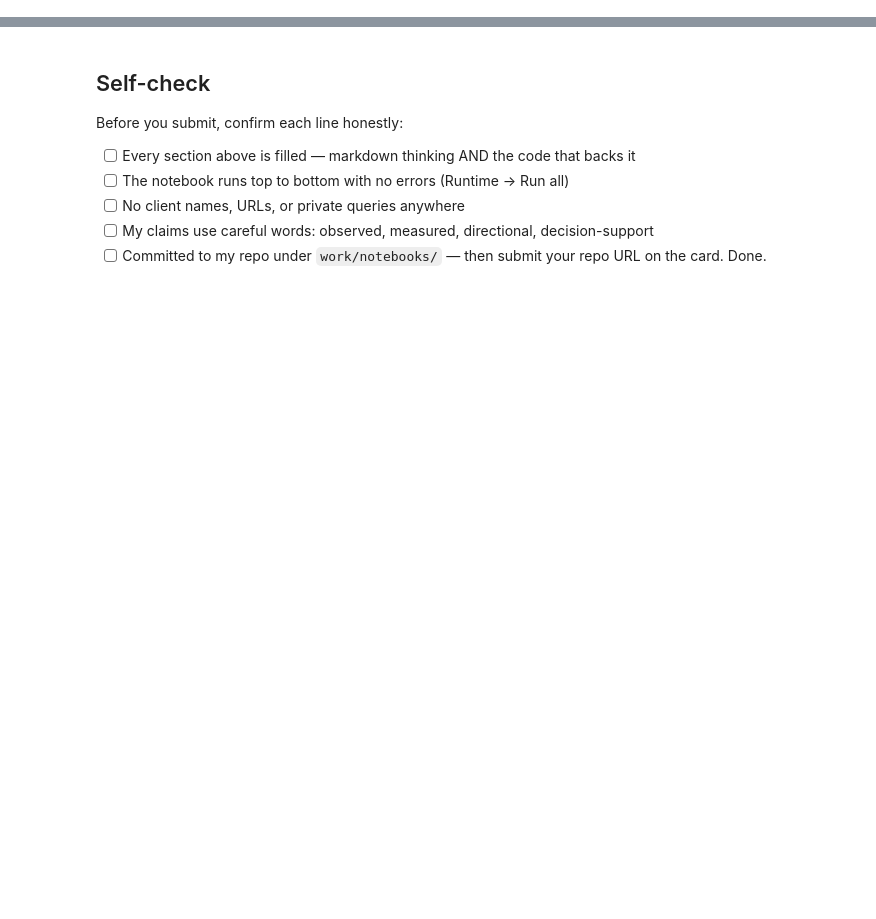
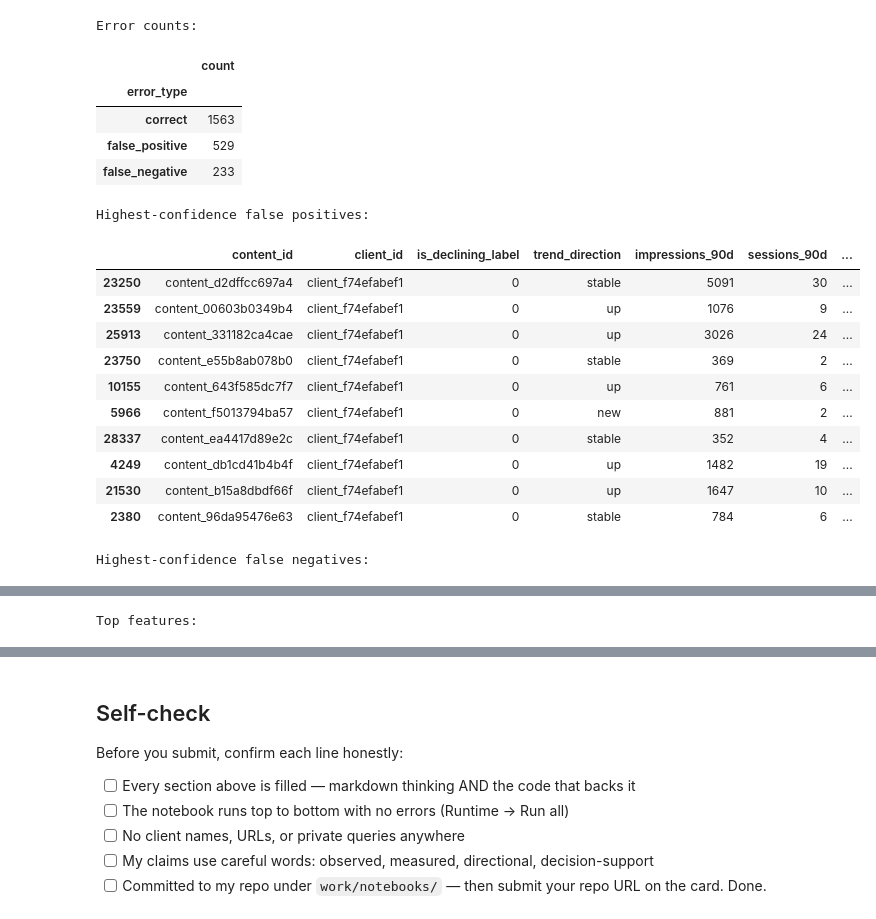
Before and after one commit to raju-cse/Flyrank-internship_ml, a Jupyter notebook: work/notebooks/w05_model.ipynb, the cells around one changed output, grey strips where cells are left out. Saved outputs shown, nothing was run; the diff lists cells and outputs as text; code cells hidden in the pictures; blank space fills up the shorter version.

```diff
--- a/work/notebooks/w05_model.ipynb
+++ b/work/notebooks/w05_model.ipynb
@@ -36,0 +257,76 @@ This skeleton is yours to fill. Work the sections **in order** — each one has
+# %%
+best_model = fitted_models[best_model_name]
+test_scores = best_model.predict_proba(X_test)[:, 1]
+
+error_frame = frame.iloc[test_idx][[
+    "content_id", "client_id", "is_declining_label", "trend_direction",
+    "impressions_90d", "sessions_90d", "avg_position", "ctr",
+    "word_count", "days_since_last_update"
+]].copy()
+
+error_frame["predicted_probability"] = test_scores
+
+error_frame["error_type"] = np.where(
+    (error_frame["is_declining_label"] == 0) &
+    (error_frame["predicted_probability"] >= 0.5),
+    "false_positive",
+    np.where(
+        (error_frame["is_declining_label"] == 1) &
+        (error_frame["predicted_probability"] < 0.5),
+        "false_negative",
+        "correct"
+    )
+)
+
+print("Error counts:")
+display(error_frame["error_type"].value_counts().to_frame("count"))
+
+print("Highest-confidence false positives:")
+display(
+    error_frame[error_frame.error_type == "false_positive"]
+    .sort_values("predicted_probability", ascending=False)
+    .head(10)
+)
+
+print("Highest-confidence false negatives:")
+display(
+    error_frame[error_frame.error_type == "false_negative"]
+    .sort_values("predicted_probability", ascending=True)
+    .head(10)
+)
+
+if isinstance(best_model, Pipeline):
+    estimator = best_model.named_steps["model"]
+    importance_values = np.abs(estimator.coef_[0])
+elif hasattr(best_model, "feature_importances_"):
+    importance_values = best_model.feature_importances_
+else:
+    importance_values = np.zeros(X.shape[1])
+
+importance = pd.DataFrame({
+    "feature": X.columns,
+    "importance": importance_values
+}).sort_values("importance", ascending=False).head(15)
+
+print("Top features:")
+display(importance)
+# %% [output]
+Error counts:
+|  | count |
+| error_type |  |
+| correct | 1563 |
+| false_positive | 529 |
+| false_negative | 233 |
+Highest-confidence false positives:
+|  | content_id | client_id | is_declining_label | trend_direction | impressions_90d | sessions_90d | ... |
+| 23250 | content_d2dffcc697a4 | client_f74efabef1 | 0 | stable | 5091 | 30 | ... |
+| 23559 | content_00603b0349b4 | client_f74efabef1 | 0 | up | 1076 | 9 | ... |
+| 25913 | content_331182ca4cae | client_f74efabef1 | 0 | up | 3026 | 24 | ... |
+| 23750 | content_e55b8ab078b0 | client_f74efabef1 | 0 | stable | 369 | 2 | ... |
+| 10155 | content_643f585dc7f7 | client_f74efabef1 | 0 | up | 761 | 6 | ... |
+| 5966 | content_f5013794ba57 | client_f74efabef1 | 0 | new | 881 | 2 | ... |
+| 28337 | content_ea4417d89e2c | client_f74efabef1 | 0 | stable | 352 | 4 | ... |
+| 4249 | content_db1cd41b4b4f | client_f74efabef1 | 0 | up | 1482 | 19 | ... |
+| 21530 | content_b15a8dbdf66f | client_f74efabef1 | 0 | up | 1647 | 10 | ... |
+| 2380 | content_96da95476e63 | client_f74efabef1 | 0 | stable | 784 | 6 | ... |
+Highest-confidence false negatives:
@@ -36,0 +344 @@ This skeleton is yours to fill. Work the sections **in order** — each one has
+Top features:
```
Also changed, not shown: parts of 19 cells of this notebook.
